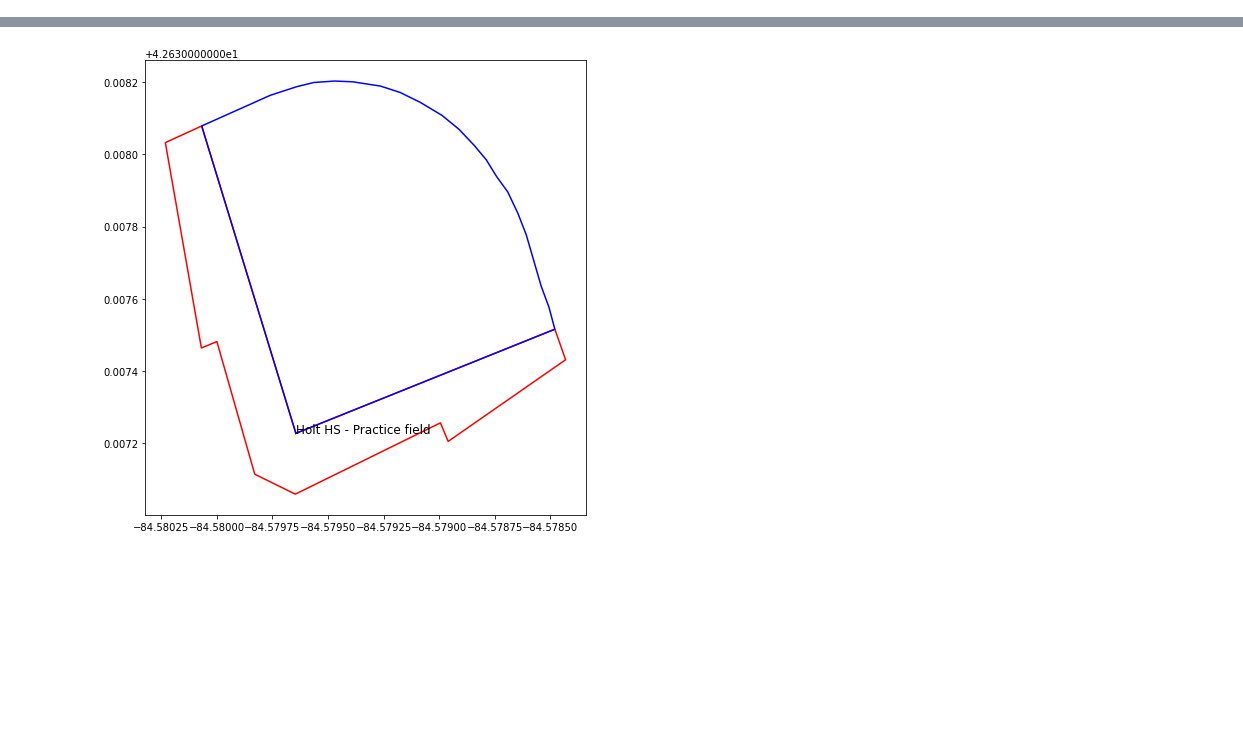
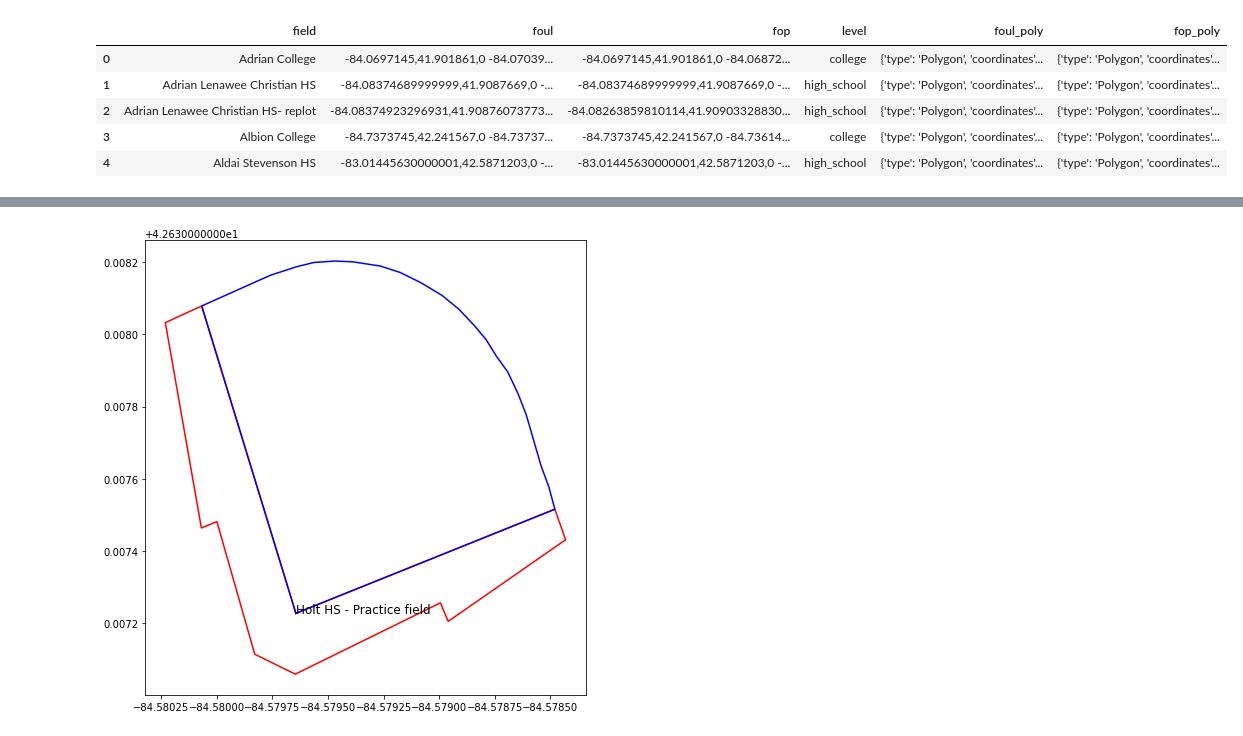
Before and after one commit to JSmith1826/BB_parks, a Jupyter notebook: shapely_plot_workbook.ipynb, the cells around one changed output, grey strips where cells are left out. Saved outputs shown, nothing was run; the diff lists cells and outputs as text; code cells hidden in the pictures; blank space fills up the shorter version.

```diff
--- a/shapely_plot_workbook.ipynb
+++ b/shapely_plot_workbook.ipynb
@@ -95,3 +103,12 @@ df['field'] = df['field'].str.replace(r'- $', '')
 
 df['foul_poly'] = df['foul'].apply(lambda x: {'type': 'Polygon', 'coordinates': [[tuple(map(float, coord.split(','))) for coord in x.split()]]})
 df['fop_poly'] = df['fop'].apply(lambda x: {'type': 'Polygon', 'coordinates': [[tuple(map(float, coord.split(','))) for coord in x.split()]]})
+# %%
+df.head()
+# %% [output]
+|  | field | foul | fop | level | foul_poly | fop_poly |
+| 0 | Adrian College | -84.0697145,41.901861,0 -84.07039... | -84.0697145,41.901861,0 -84.06872... | college | {'type': 'Polygon', 'coordinates'... | {'type': 'Polygon', 'coordinates'... |
+| 1 | Adrian Lenawee Christian HS | -84.08374689999999,41.9087669,0 -... | -84.08374689999999,41.9087669,0 -... | high_school | {'type': 'Polygon', 'coordinates'... | {'type': 'Polygon', 'coordinates'... |
+| 2 | Adrian Lenawee Christian HS- replot | -84.08374923296931,41.90876073773... | -84.08263859810114,41.90903328830... | high_school | {'type': 'Polygon', 'coordinates'... | {'type': 'Polygon', 'coordinates'... |
+| 3 | Albion College | -84.7373745,42.241567,0 -84.73737... | -84.7373745,42.241567,0 -84.73614... | college | {'type': 'Polygon', 'coordinates'... | {'type': 'Polygon', 'coordinates'... |
+| 4 | Aldai Stevenson HS | -83.01445630000001,42.5871203,0 -... | -83.01445630000001,42.5871203,0 -... | high_school | {'type': 'Polygon', 'coordinates'... | {'type': 'Polygon', 'coordinates'... |
```
Also changed, not shown: parts of 7 cells of this notebook.
